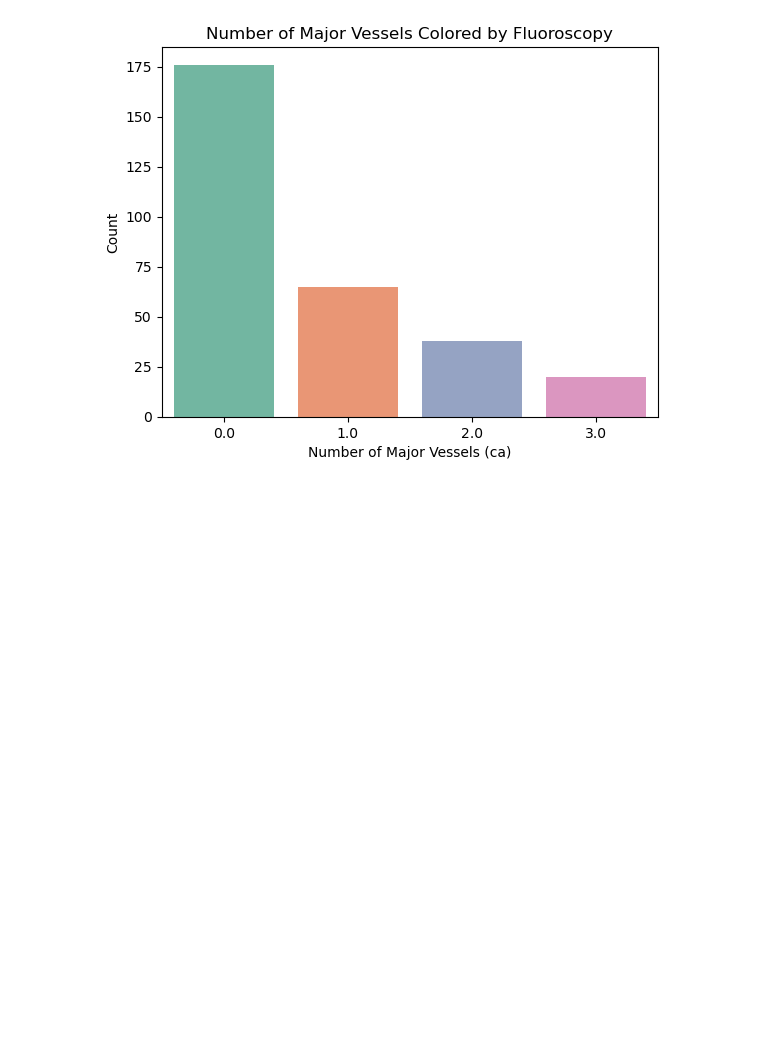
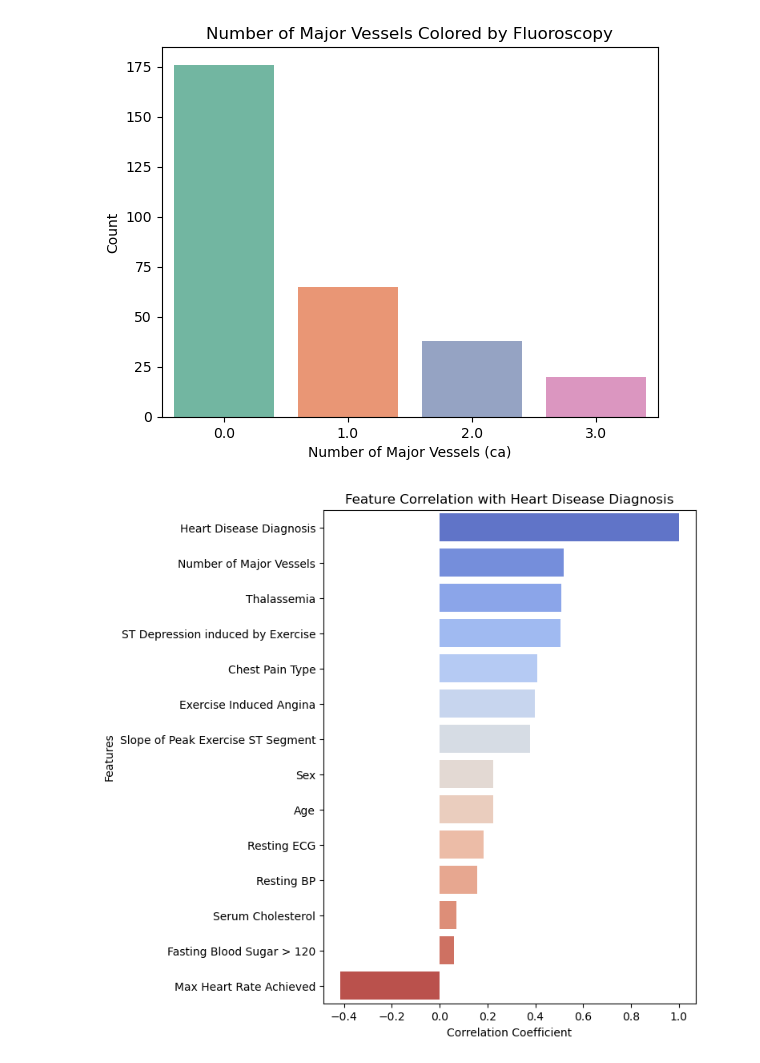
Before and after one commit to chenxi-liu233/24Fall_CSCI6806_Group10, a Jupyter notebook: eda/eda.ipynb, the cells around one changed output. Saved outputs shown, nothing was run; the diff lists cells and outputs as text; code cells hidden in the pictures; blank space fills up the shorter version.

```diff
--- a/eda/eda.ipynb
+++ b/eda/eda.ipynb
@@ -200,3 +200,18 @@ plt.legend([], [], frameon=False)
 plt.show()
 # %% [output]
 [figure]
+# %%
+# Correlation of Features with Target (Heart Disease Diagnosis)
+corr_with_target = data.corr()['Heart Disease Diagnosis'].sort_values(ascending=False)
+
+# Plot
+plt.figure(figsize=(6, 8))
+sns.barplot(y=corr_with_target.index, x=corr_with_target.values, palette='coolwarm')
+
+plt.title('Feature Correlation with Heart Disease Diagnosis')
+plt.xlabel('Correlation Coefficient')
+plt.ylabel('Features')
+
+plt.show()
+# %% [output]
+[figure, added]
```
Also changed, not shown: parts of 3 cells of this notebook.
